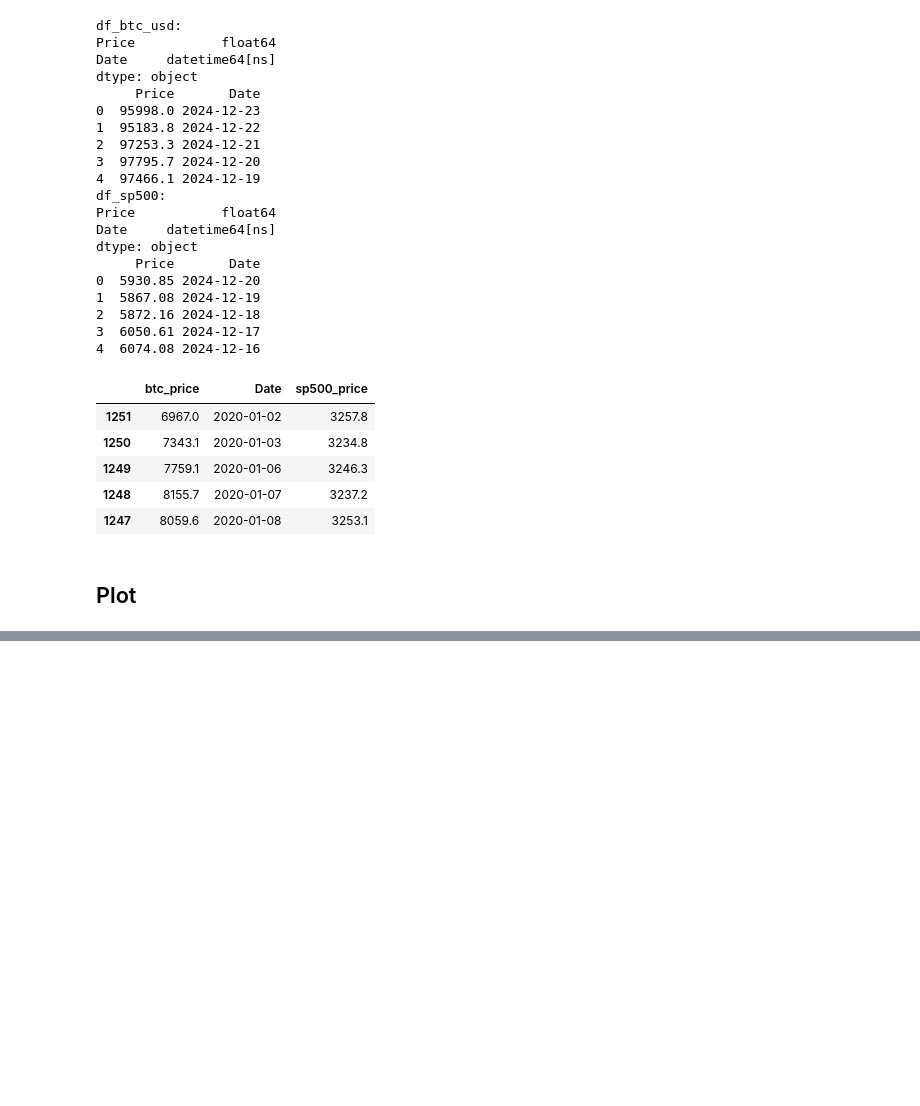
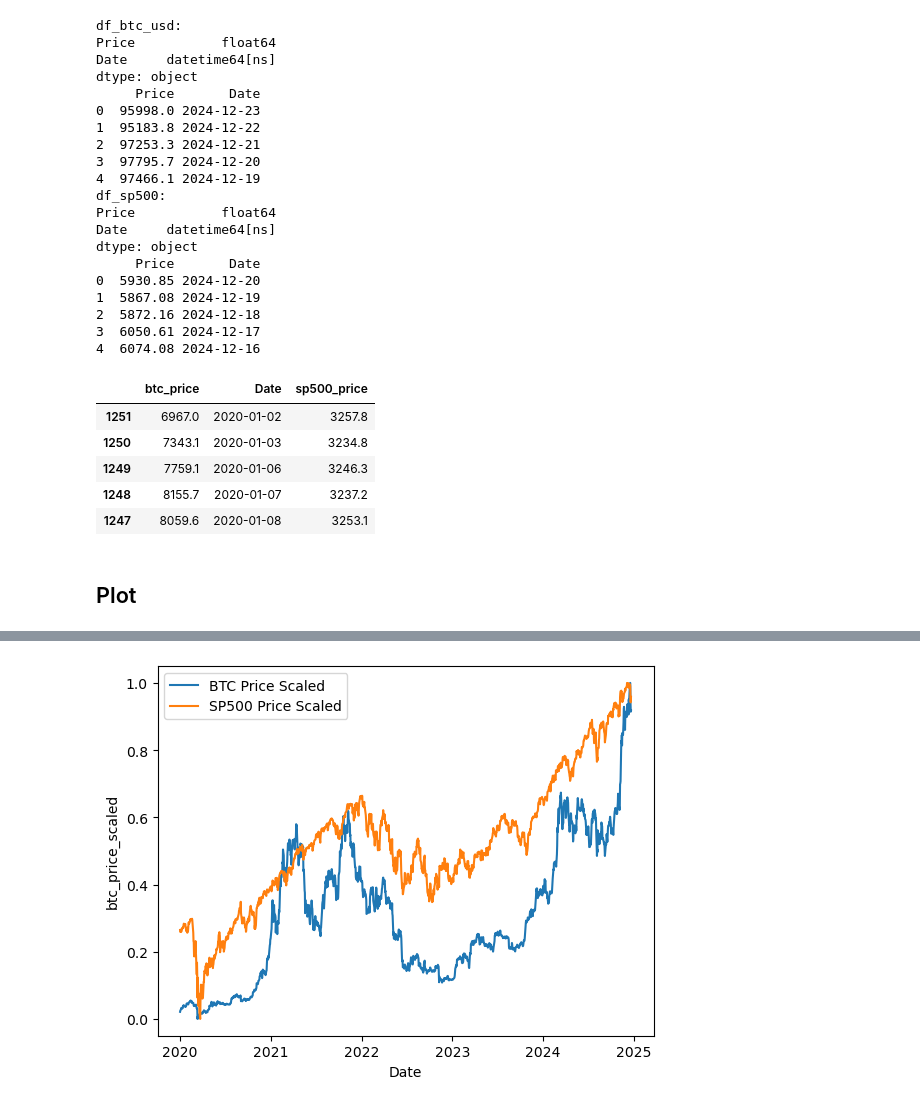
Before and after one commit to campa/finance-data-pipeline, a Jupyter notebook: eda.ipynb, the cells around one changed output, grey strips where cells are left out. Cells and saved outputs as stored; diff of their text form; code cells hidden in the pictures; blank space fills up the shorter version.

```diff
--- a/eda.ipynb
+++ b/eda.ipynb
@@ -157,0 +120,21 @@ plt.show()
+# %%
+from sklearn.preprocessing import MinMaxScaler
+
+scaler_btc = MinMaxScaler()
+scaler_sp500 = MinMaxScaler()
+
+btc_price = df_btc_sp500['btc_price'].values.reshape(-1, 1)
+sp500_price = df_btc_sp500['sp500_price'].values.reshape(-1, 1)
+
+btc_price_scaled = scaler_btc.fit_transform(btc_price)
+sp500_price_scaled = scaler_sp500.fit_transform(sp500_price)
+
+df_btc_sp500['btc_price_scaled'] = btc_price_scaled
+df_btc_sp500['sp500_price_scaled'] = sp500_price_scaled
+
+sns.lineplot(data=df_btc_sp500, x='Date', y='btc_price_scaled', label='BTC Price Scaled')
+sns.lineplot(data=df_btc_sp500, x='Date', y='sp500_price_scaled', label='SP500 Price Scaled')
+
+plt.show()
+# %% [output]
+[figure, added]
```
Also changed, not shown: parts of 25 cells of this notebook, 2 other files.
